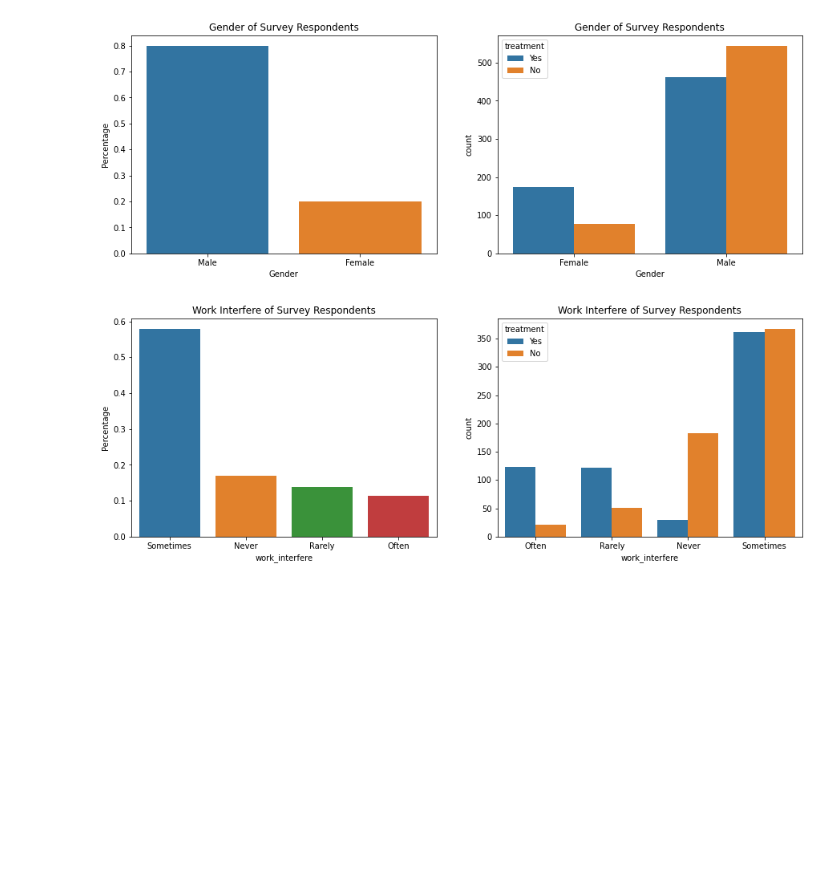
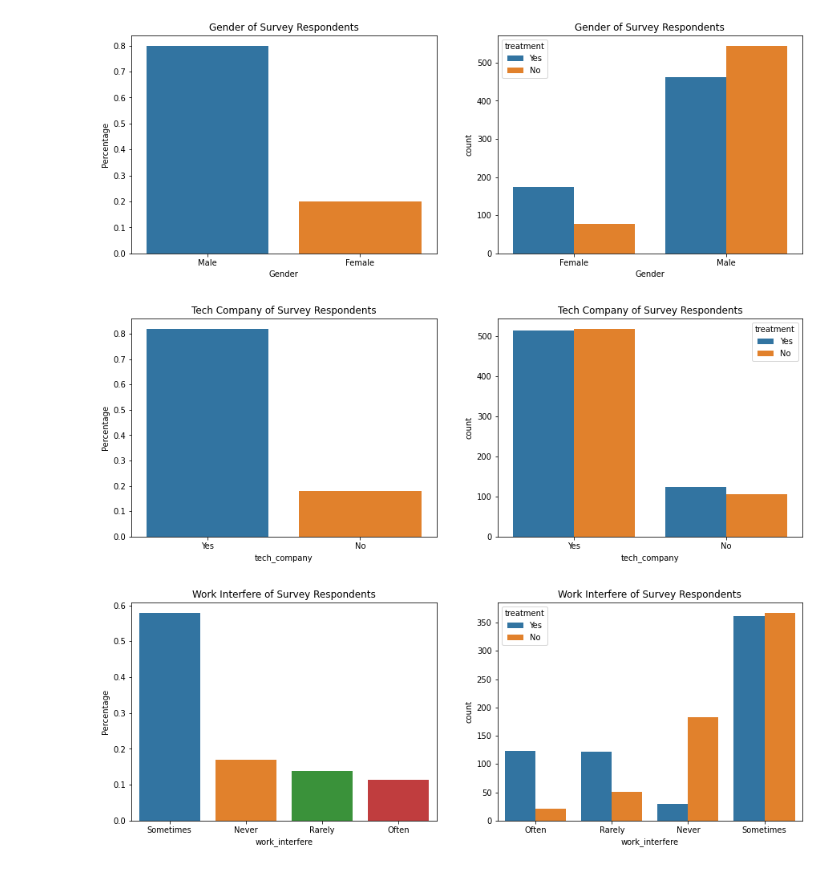
Before and after one commit to koriisabellaa/mental-health-predict, a Jupyter notebook: Feature_Eng_Mental_Health_in_Tech_Survey.ipynb, the cells around one changed output. Drawn from its saved outputs; the diff is of its cells as text; code cells hidden in the pictures; blank space fills up the shorter version.

```diff
--- a/Feature_Eng_Mental_Health_in_Tech_Survey.ipynb
+++ b/Feature_Eng_Mental_Health_in_Tech_Survey.ipynb
@@ -316,6 +315,18 @@ plt.title('Gender of Survey Respondents')
 plt.show()
 # %% [output]
 [figure]
+# %%
+plt.figure(figsize = (15,5))
+plt.subplot(1,2,1)
+eda_percentage = df['tech_company'].value_counts(normalize = True).rename_axis('tech_company').reset_index(name = 'Percentage')
+sns.barplot(x = 'tech_company', y = 'Percentage', data = eda_percentage.head(10))
+plt.title('Tech Company of Survey Respondents')
+plt.subplot(1,2,2)
+sns.countplot(df['tech_company'], hue = df['treatment'])
+plt.title('Tech Company of Survey Respondents')
+plt.show()
+# %% [output]
+[figure, added]
 # %%
 plt.figure(figsize = (15,5))
 plt.subplot(1,2,1)
```
Also changed, not shown: parts of 7 cells of this notebook.
